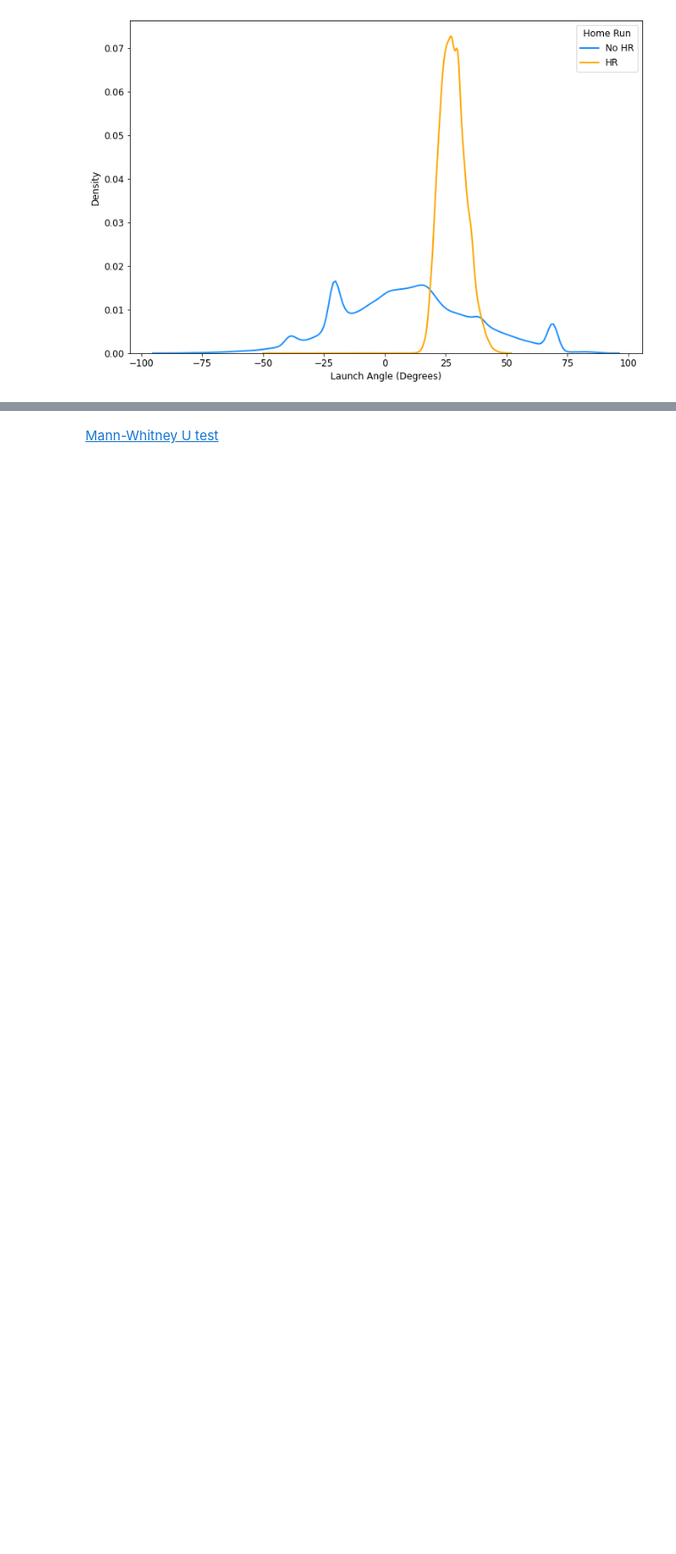
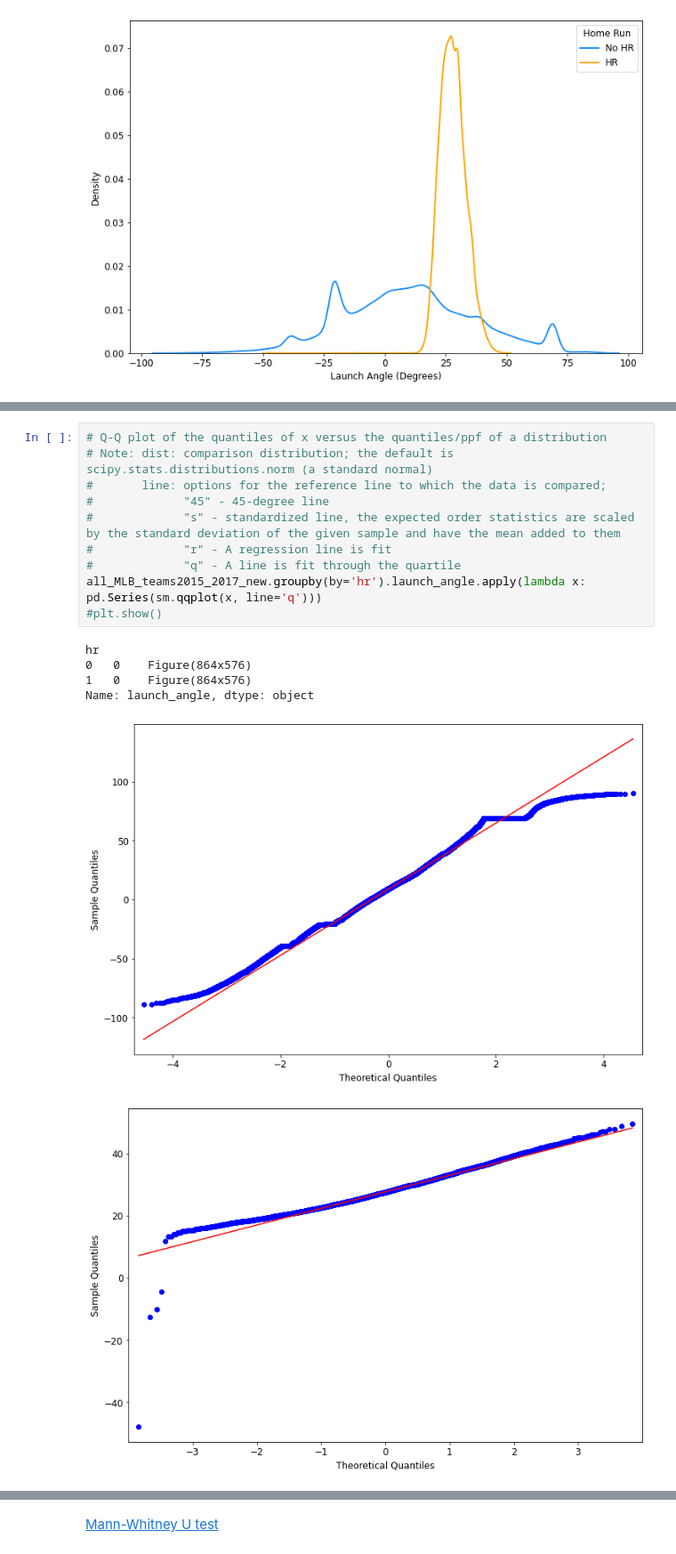
Before and after one commit to tweichle/Predicting-Baseball-Statistics, a Jupyter notebook: Classification/Random Forest-Classification for Baseball Outcomes.ipynb, the cells around one changed output, grey strips where cells are left out. Shown at 89% size. Saved outputs shown, nothing was run; the diff lists cells and outputs as text; blank space fills up the shorter version.

```diff
--- a/Classification/Random Forest-Classification for Baseball Outcomes.ipynb
+++ b/Classification/Random Forest-Classification for Baseball Outcomes.ipynb
@@ -916,0 +962,17 @@ plt.legend(title='Home Run', loc='upper right');
+# %%
+# Q-Q plot of the quantiles of x versus the quantiles/ppf of a distribution
+# Note: dist: comparison distribution; the default is scipy.stats.distributions.norm (a standard normal)
+#       line: options for the reference line to which the data is compared;
+#             "45" - 45-degree line
+#             "s" - standardized line, the expected order statistics are scaled by the standard deviation of the given sample and have the mean added to them
+#             "r" - A regression line is fit
+#             "q" - A line is fit through the quartile
+all_MLB_teams2015_2017_new.groupby(by='hr').launch_angle.apply(lambda x: pd.Series(sm.qqplot(x, line='q')))
+#plt.show()
+# %% [output]
+hr
+0   0    Figure(864x576)
+1   0    Figure(864x576)
+Name: launch_angle, dtype: object
+[figure, added]
+[figure, added]
```
Also changed, not shown: parts of 21 cells of this notebook, 4 other files.
